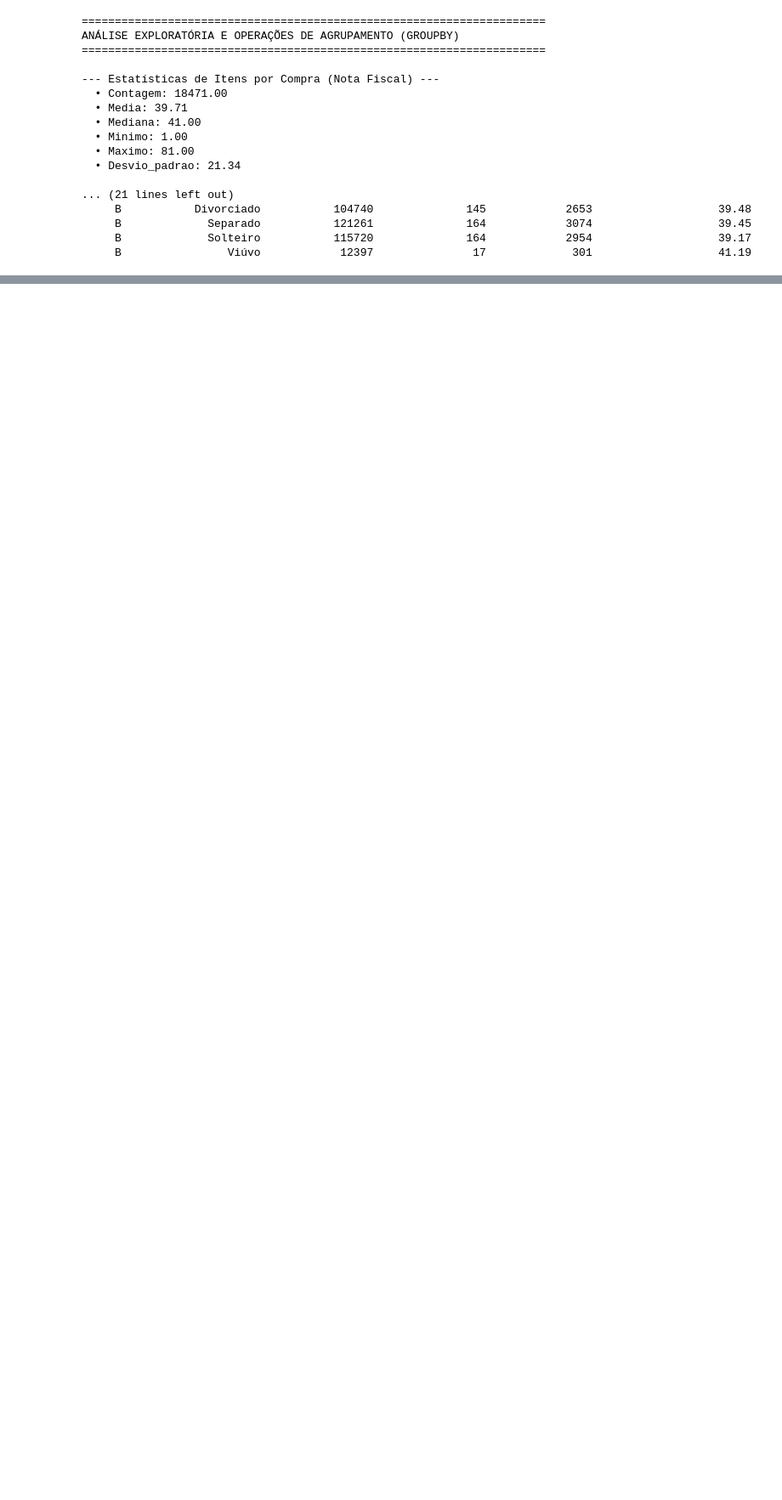
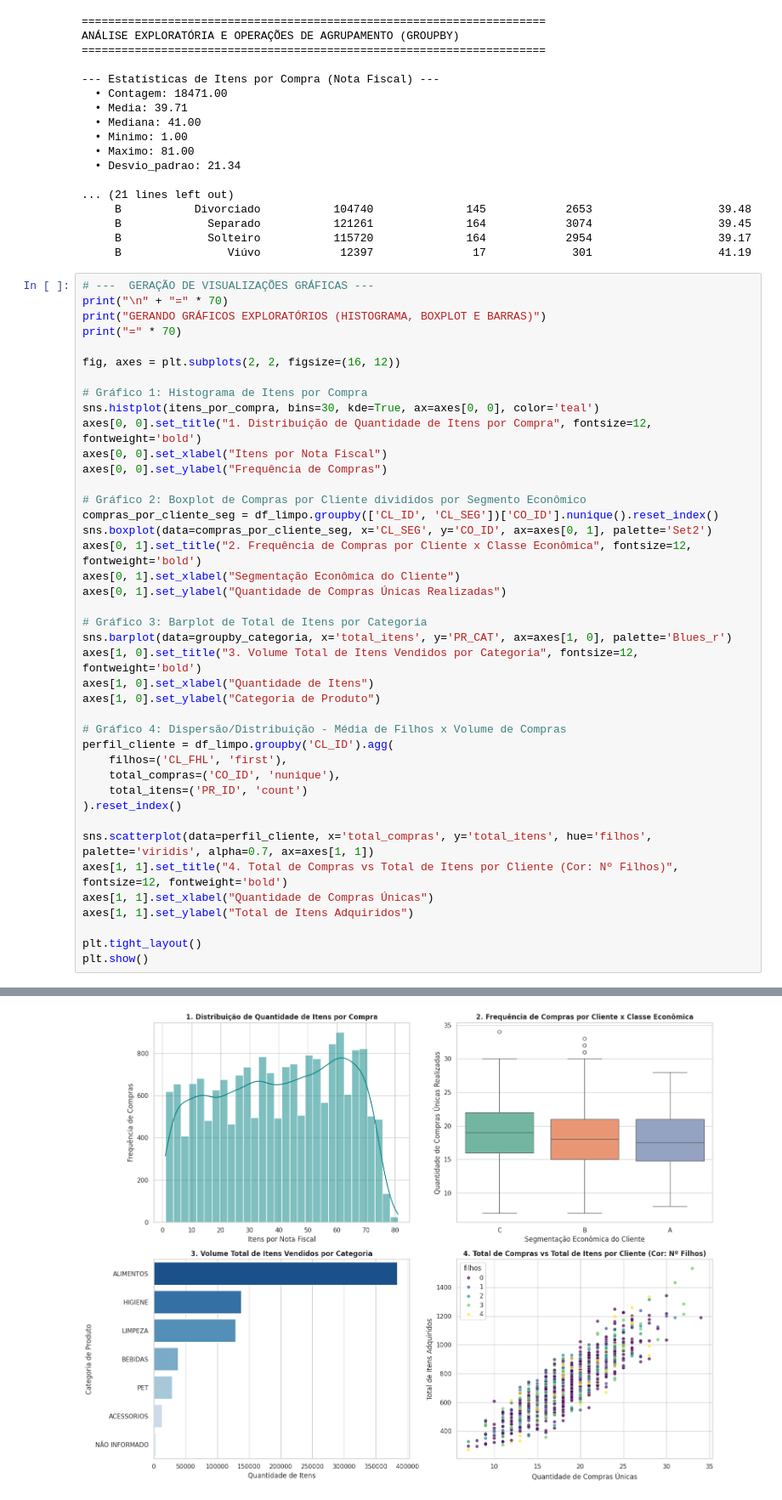
Before and after one commit to caryanefr-code/Miniprojeto_Caryane_T8, a Jupyter notebook: Miniprojeto_Caryane_T8.ipynb, the cells around one changed output, grey strips where cells are left out. Shown at 85% size. Cells and saved outputs as stored; diff of their text form; blank space fills up the shorter version.

Commit message:
GERAÇÃO DE VISUALIZAÇÕES GRÁFICAS

```diff
--- a/Miniprojeto_Caryane_T8.ipynb
+++ b/Miniprojeto_Caryane_T8.ipynb
@@ -232,3 +232,45 @@ ANÁLISE EXPLORATÓRIA E OPERAÇÕES DE AGRUPAMENTO (GROUPBY)
      B             Separado           121261              164            3074                   39.45
      B             Solteiro           115720              164            2954                   39.17
      B                Viúvo            12397               17             301                   41.19
+# %%
+# ---  GERAÇÃO DE VISUALIZAÇÕES GRÁFICAS ---
+print("\n" + "=" * 70)
+print("GERANDO GRÁFICOS EXPLORATÓRIOS (HISTOGRAMA, BOXPLOT E BARRAS)")
+print("=" * 70)
+
+fig, axes = plt.subplots(2, 2, figsize=(16, 12))
+
+# Gráfico 1: Histograma de Itens por Compra
+sns.histplot(itens_por_compra, bins=30, kde=True, ax=axes[0, 0], color='teal')
+axes[0, 0].set_title("1. Distribuição de Quantidade de Itens por Compra", fontsize=12, fontweight='bold')
+axes[0, 0].set_xlabel("Itens por Nota Fiscal")
+axes[0, 0].set_ylabel("Frequência de Compras")
+
+# Gráfico 2: Boxplot de Compras por Cliente divididos por Segmento Econômico
+compras_por_cliente_seg = df_limpo.groupby(['CL_ID', 'CL_SEG'])['CO_ID'].nunique().reset_index()
+sns.boxplot(data=compras_por_cliente_seg, x='CL_SEG', y='CO_ID', ax=axes[0, 1], palette='Set2')
+axes[0, 1].set_title("2. Frequência de Compras por Cliente x Classe Econômica", fontsize=12, fontweight='bold')
+axes[0, 1].set_xlabel("Segmentação Econômica do Cliente")
+axes[0, 1].set_ylabel("Quantidade de Compras Únicas Realizadas")
+
+# Gráfico 3: Barplot de Total de Itens por Categoria
+sns.barplot(data=groupby_categoria, x='total_itens', y='PR_CAT', ax=axes[1, 0], palette='Blues_r')
+axes[1, 0].set_title("3. Volume Total de Itens Vendidos por Categoria", fontsize=12, fontweight='bold')
+axes[1, 0].set_xlabel("Quantidade de Itens")
+axes[1, 0].set_ylabel("Categoria de Produto")
+
+# Gráfico 4: Dispersão/Distribuição - Média de Filhos x Volume de Compras
+perfil_cliente = df_limpo.groupby('CL_ID').agg(
+    filhos=('CL_FHL', 'first'),
+    total_compras=('CO_ID', 'nunique'),
+    total_itens=('PR_ID', 'count')
+).reset_index()
+
+sns.scatterplot(data=perfil_cliente, x='total_compras', y='total_itens', hue='filhos', palette='viridis', alpha=0.7, ax=axes[1, 1])
+axes[1, 1].set_title("4. Total de Compras vs Total de Itens por Cliente (Cor: Nº Filhos)", fontsize=12, fontweight='bold')
+axes[1, 1].set_xlabel("Quantidade de Compras Únicas")
+axes[1, 1].set_ylabel("Total de Itens Adquiridos")
+
+plt.tight_layout()
+plt.show()
+# %% [output]
@@ -234,0 +280 @@ ANÁLISE EXPLORATÓRIA E OPERAÇÕES DE AGRUPAMENTO (GROUPBY)
+[figure, added]
```
Also changed, not shown: parts of 1 cell of this notebook.
